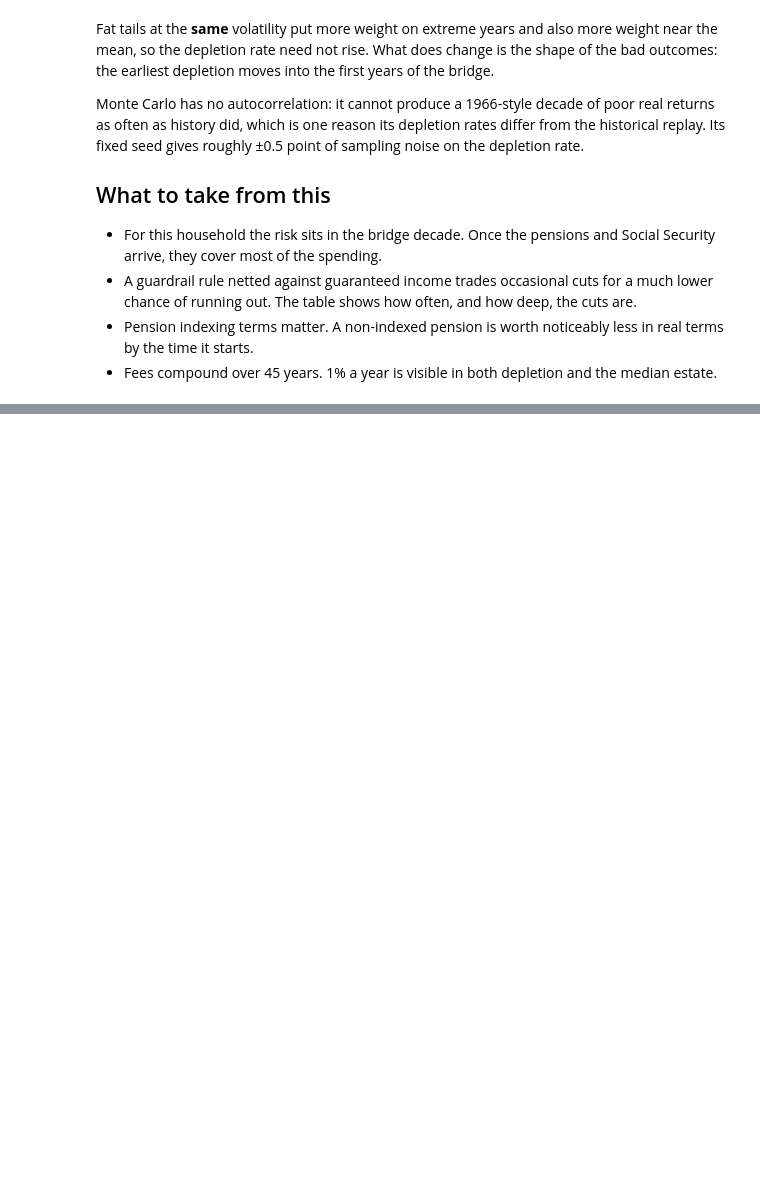
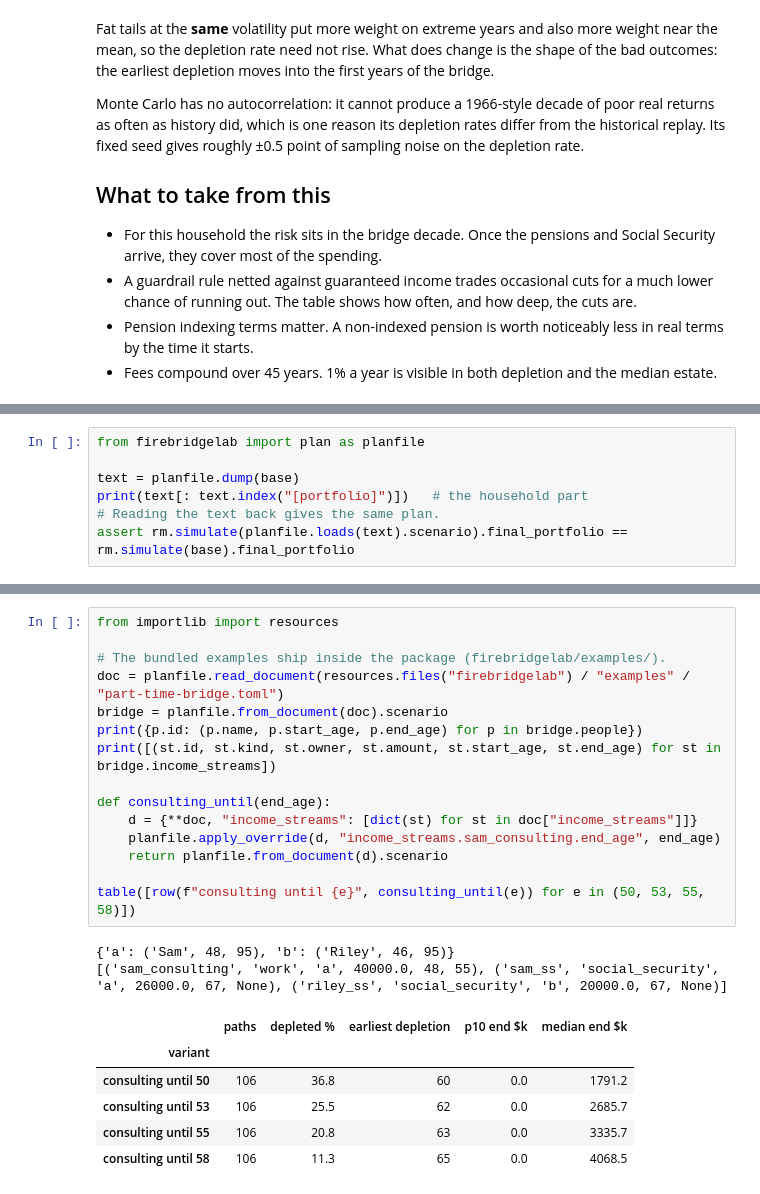
Before and after one commit to madisonicus/firebridgelab, a Jupyter notebook: notebooks/02-pension-bridge-guardrails.ipynb, the cells around one changed output, grey strips where cells are left out. Drawn from its saved outputs; the diff is of its cells as text; blank space fills up the shorter version.

```diff
--- a/notebooks/02-pension-bridge-guardrails.ipynb
+++ b/notebooks/02-pension-bridge-guardrails.ipynb
@@ -241,0 +283,7 @@ depletion rate.
+# %%
+from firebridgelab import plan as planfile
+
+text = planfile.dump(base)
+print(text[: text.index("[portfolio]")])   # the household part
+# Reading the text back gives the same plan.
+assert rm.simulate(planfile.loads(text).scenario).final_portfolio == rm.simulate(base).final_portfolio
@@ -241,0 +314,24 @@ depletion rate.
+# %%
+from importlib import resources
+
+# The bundled examples ship inside the package (firebridgelab/examples/).
+doc = planfile.read_document(resources.files("firebridgelab") / "examples" / "part-time-bridge.toml")
+bridge = planfile.from_document(doc).scenario
+print({p.id: (p.name, p.start_age, p.end_age) for p in bridge.people})
+print([(st.id, st.kind, st.owner, st.amount, st.start_age, st.end_age) for st in bridge.income_streams])
+
+def consulting_until(end_age):
+    d = {**doc, "income_streams": [dict(st) for st in doc["income_streams"]]}
+    planfile.apply_override(d, "income_streams.sam_consulting.end_age", end_age)
+    return planfile.from_document(d).scenario
+
+table([row(f"consulting until {e}", consulting_until(e)) for e in (50, 53, 55, 58)])
+# %% [output]
+{'a': ('Sam', 48, 95), 'b': ('Riley', 46, 95)}
+[('sam_consulting', 'work', 'a', 40000.0, 48, 55), ('sam_ss', 'social_security', 'a', 26000.0, 67, None), ('riley_ss', 'social_security', 'b', 20000.0, 67, None)]
+|  | paths | depleted % | earliest depletion | p10 end $k | median end $k |
+| variant |  |  |  |  |  |
+| consulting until 50 | 106 | 36.8 | 60 | 0.0 | 1791.2 |
+| consulting until 53 | 106 | 25.5 | 62 | 0.0 | 2685.7 |
+| consulting until 55 | 106 | 20.8 | 63 | 0.0 | 3335.7 |
+| consulting until 58 | 106 | 11.3 | 65 | 0.0 | 4068.5 |
```
Also changed, not shown: parts of 9 cells of this notebook, 1 other file.
